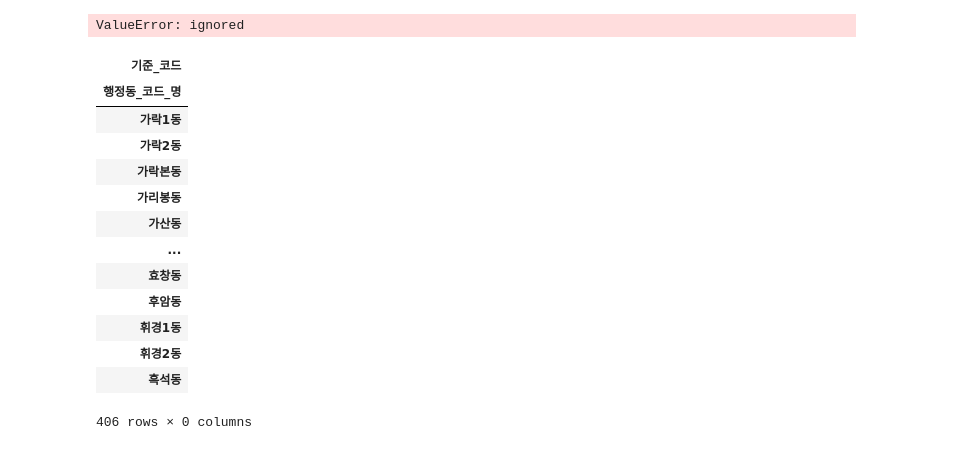
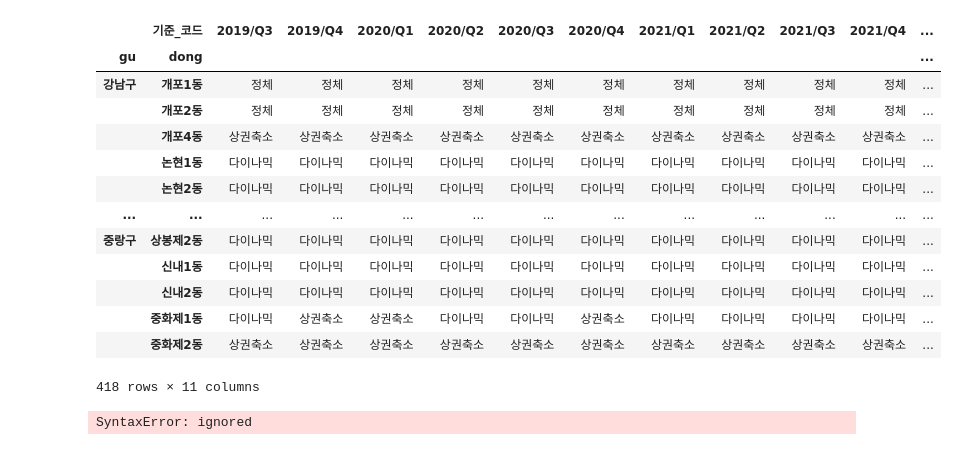
Before and after one commit to YongWanJin/KDTteam5_semiproject, a Jupyter notebook: code/상권변화지표_행정동별.ipynb, the cells around one changed output. Cells and saved outputs as stored; diff of their text form; code cells hidden in the pictures.

```diff
--- a/code/상권변화지표_행정동별.ipynb
+++ b/code/상권변화지표_행정동별.ipynb
@@ -188,23 +301,24 @@ biz_loc.tail()
 # %%
-biz_pivot = biz_loc.pivot(index='행정동_코드_명', columns='기준_코드', values='상권_변화_지표_명')
-biz_pivot
+biz_pivot2 = biz_loc.pivot(index=['gu','dong'], columns='기준_코드', values='상권_변화_지표_명')
+biz_pivot2
 # %% [output]
+|  | 기준_코드 | 2019/Q3 | 2019/Q4 | 2020/Q1 | 2020/Q2 | 2020/Q3 | 2020/Q4 | 2021/Q1 | 2021/Q2 | 2021/Q3 | 2021/Q4 | ... |
+| gu | dong |  |  |  |  |  |  |  |  |  |  | ... |
+| 강남구 | 개포1동 | 정체 | 정체 | 정체 | 정체 | 정체 | 정체 | 정체 | 정체 | 정체 | 정체 | ... |
+|  | 개포2동 | 정체 | 정체 | 정체 | 정체 | 정체 | 정체 | 정체 | 정체 | 정체 | 정체 | ... |
+|  | 개포4동 | 상권축소 | 상권축소 | 상권축소 | 상권축소 | 상권축소 | 상권축소 | 상권축소 | 상권축소 | 상권축소 | 상권축소 | ... |
+|  | 논현1동 | 다이나믹 | 다이나믹 | 다이나믹 | 다이나믹 | 다이나믹 | 다이나믹 | 다이나믹 | 다이나믹 | 다이나믹 | 다이나믹 | ... |
+|  | 논현2동 | 다이나믹 | 다이나믹 | 다이나믹 | 다이나믹 | 다이나믹 | 다이나믹 | 다이나믹 | 다이나믹 | 다이나믹 | 다이나믹 | ... |
+| ... | ... | ... | ... | ... | ... | ... | ... | ... | ... | ... | ... | ... |
+| 중랑구 | 상봉제2동 | 다이나믹 | 다이나믹 | 다이나믹 | 다이나믹 | 다이나믹 | 다이나믹 | 다이나믹 | 다이나믹 | 다이나믹 | 다이나믹 | ... |
+|  | 신내1동 | 다이나믹 | 다이나믹 | 다이나믹 | 다이나믹 | 다이나믹 | 다이나믹 | 다이나믹 | 다이나믹 | 다이나믹 | 다이나믹 | ... |
+|  | 신내2동 | 다이나믹 | 다이나믹 | 다이나믹 | 다이나믹 | 다이나믹 | 다이나믹 | 다이나믹 | 다이나믹 | 다이나믹 | 다이나믹 | ... |
+|  | 중화제1동 | 다이나믹 | 상권축소 | 상권축소 | 다이나믹 | 다이나믹 | 상권축소 | 다이나믹 | 다이나믹 | 다이나믹 | 다이나믹 | ... |
+|  | 중화제2동 | 상권축소 | 상권축소 | 상권축소 | 상권축소 | 상권축소 | 상권축소 | 상권축소 | 상권축소 | 상권축소 | 상권축소 | ... |
-ValueError: ignored
+418 rows × 11 columns
-# %%
-biz_pivot = pd.pivot_table(biz_loc, index='행정동_코드_명', columns='기준_코드', values='상권_변화_지표_명')
-biz_pivot
-# %% [output]
-| 기준_코드 |
-| 행정동_코드_명 |
-| 가락1동 |
-| 가락2동 |
-| 가락본동 |
-| 가리봉동 |
-| 가산동 |
-| ... |
-| 효창동 |
-| 후암동 |
-| 휘경1동 |
-| 휘경2동 |
-| 흑석동 |
-406 rows × 0 columns
+# %%
+m = folium.Map(location=[37.559819, 126.963895], zoom_start=11)
+folium.Choropleth(geo_data=seoul_geo, data=biz_pivot2, columns=('dong', '2019/Q3'), key_on = 'feature.properties.동',
+                  fill_color='BuPu', legend_name='상권_변화_지표_명').add_to(m))
+# %% [output]
+SyntaxError: ignored
```
Also changed, not shown: parts of 31 cells of this notebook.
